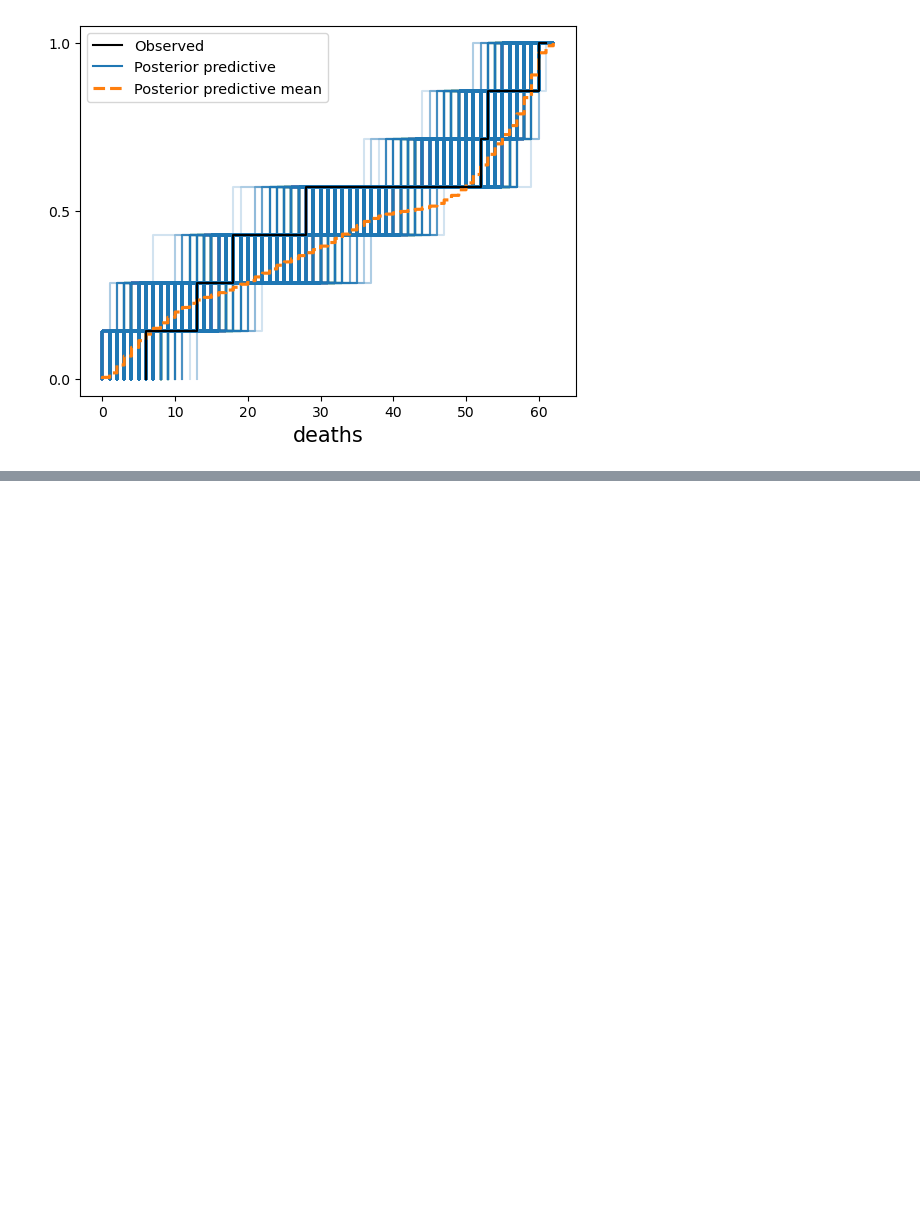
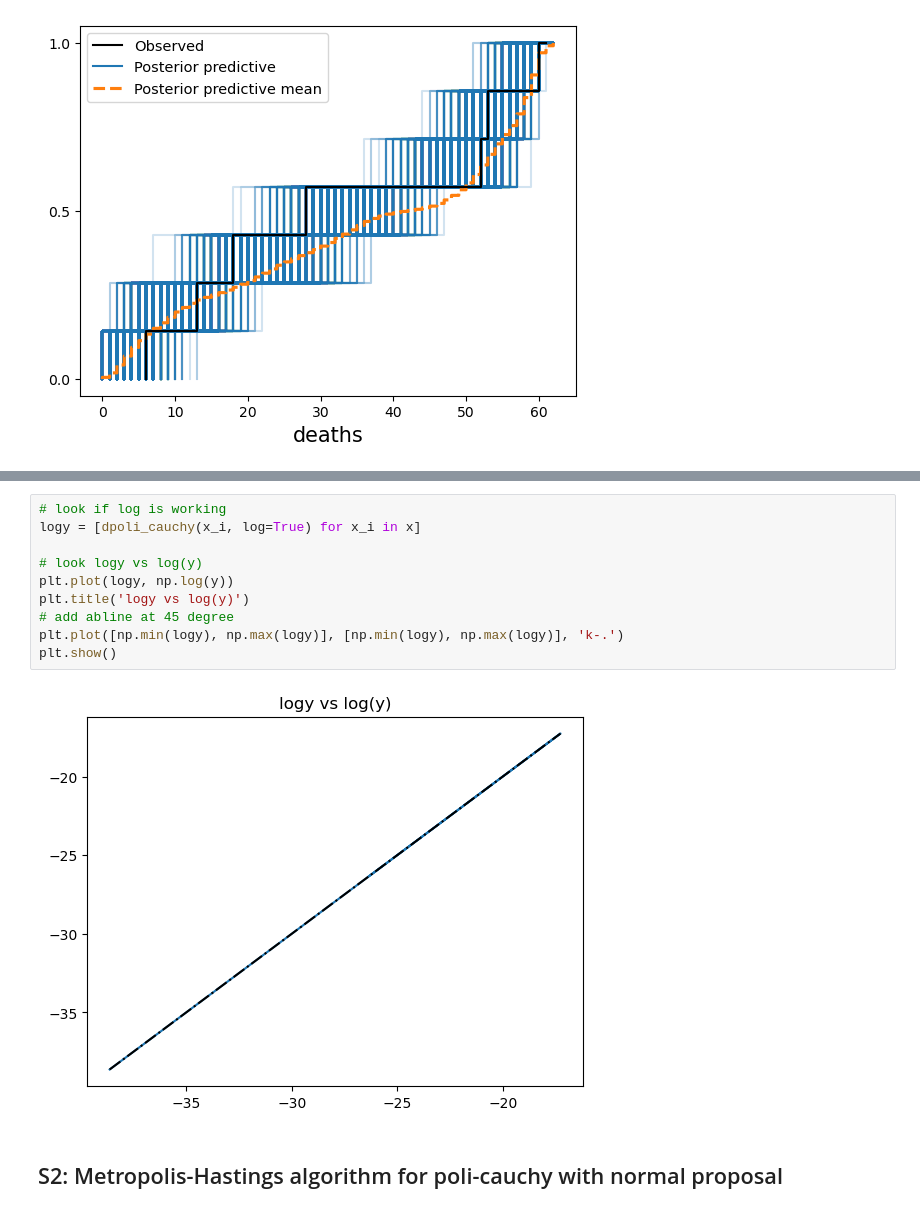
Before and after one commit to romanAVJ/glm-mds, a Jupyter notebook: homework/hw4/hw4.ipynb, the cells around one changed output, grey strips where cells are left out. Drawn from its saved outputs; the diff is of its cells as text; blank space fills up the shorter version.

```diff
--- a/homework/hw4/hw4.ipynb
+++ b/homework/hw4/hw4.ipynb
@@ -178,0 +311,14 @@ az.plot_ppc(post_checks, data_pairs={'deaths': 'deaths'}, kind='cumulative')
+# %%
+# look if log is working
+logy = [dpoli_cauchy(x_i, log=True) for x_i in x]
+
+# look logy vs log(y)
+plt.plot(logy, np.log(y))
+plt.title('logy vs log(y)')
+# add abline at 45 degree
+plt.plot([np.min(logy), np.max(logy)], [np.min(logy), np.max(logy)], 'k-.')
+plt.show()
+# %% [output]
+[figure, added]
+# %% [markdown]
+## S2: Metropolis-Hastings algorithm for poli-cauchy with normal proposal
```
Also changed, not shown: parts of 62 cells of this notebook, 1 other file.
